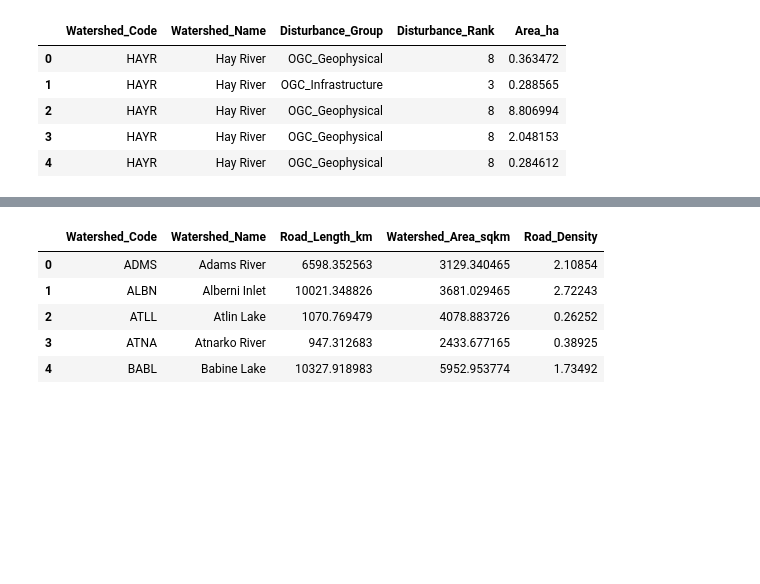
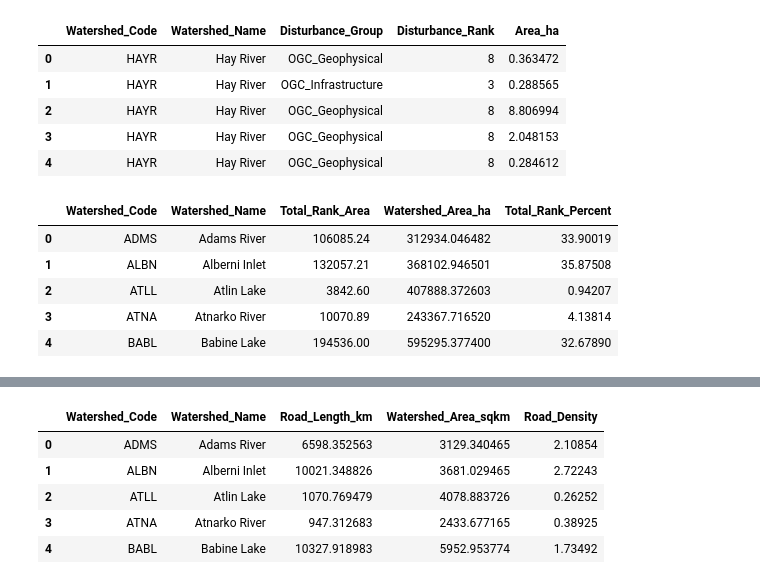
Before and after one commit to MoezLabiadh/dss-projs, a Jupyter notebook: human_disturbance/calculate_watershedGroups_stats.ipynb, the cells around one changed output, grey strips where cells are left out. Cells and saved outputs as stored; diff of their text form; code cells hidden in the pictures; blank space fills up the shorter version.

```diff
--- a/human_disturbance/calculate_watershedGroups_stats.ipynb
+++ b/human_disturbance/calculate_watershedGroups_stats.ipynb
@@ -97,6 +97,31 @@ df_hd.head()
 | 2 | HAYR | Hay River | OGC_Geophysical | 8 | 8.806994 |
 | 3 | HAYR | Hay River | OGC_Geophysical | 8 | 2.048153 |
 | 4 | HAYR | Hay River | OGC_Geophysical | 8 | 0.284612 |
+# %%
+#calculate total disturbance area by watershed
+df_hd_tot= df_hd.groupby(["Watershed_Code", "Watershed_Name"])["Area_ha"].sum().reset_index()
+df_hd_tot.rename(columns={"Area_ha": "Total_Rank_Area"}, inplace=True)
+df_hd_tot['Total_Rank_Area']= round(df_hd_tot['Total_Rank_Area'],2)
+
+#add watershed areas (for percentage calulcation)
+df_hd_tot = pd.merge(
+    df_hd_tot,
+    df_wsd[["Watershed_Code", "Watershed_Name", "Watershed_Area_ha"]],
+    how= 'left',
+    on=["Watershed_Code", "Watershed_Name"]
+)
+
+#calculate total percent
+df_hd_tot['Total_Rank_Percent'] = round((df_hd_tot["Total_Rank_Area"] / df_hd_tot["Watershed_Area_ha"]) * 100 ,5)
+
+df_hd_tot.head()
+# %% [output]
+|  | Watershed_Code | Watershed_Name | Total_Rank_Area | Watershed_Area_ha | Total_Rank_Percent |
+| 0 | ADMS | Adams River | 106085.24 | 312934.046482 | 33.90019 |
+| 1 | ALBN | Alberni Inlet | 132057.21 | 368102.946501 | 35.87508 |
+| 2 | ATLL | Atlin Lake | 3842.60 | 407888.372603 | 0.94207 |
+| 3 | ATNA | Atnarko River | 10070.89 | 243367.716520 | 4.13814 |
+| 4 | BABL | Babine Lake | 194536.00 | 595295.377400 | 32.67890 |
 # %%
 # caclulate Watershed Area by rank
 df_hd_sum = df_hd.groupby(["Watershed_Code", "Watershed_Name","Disturbance_Group" ,"Disturbance_Rank"])["Area_ha"].sum().reset_index()
```
Also changed, not shown: parts of 5 cells of this notebook.
